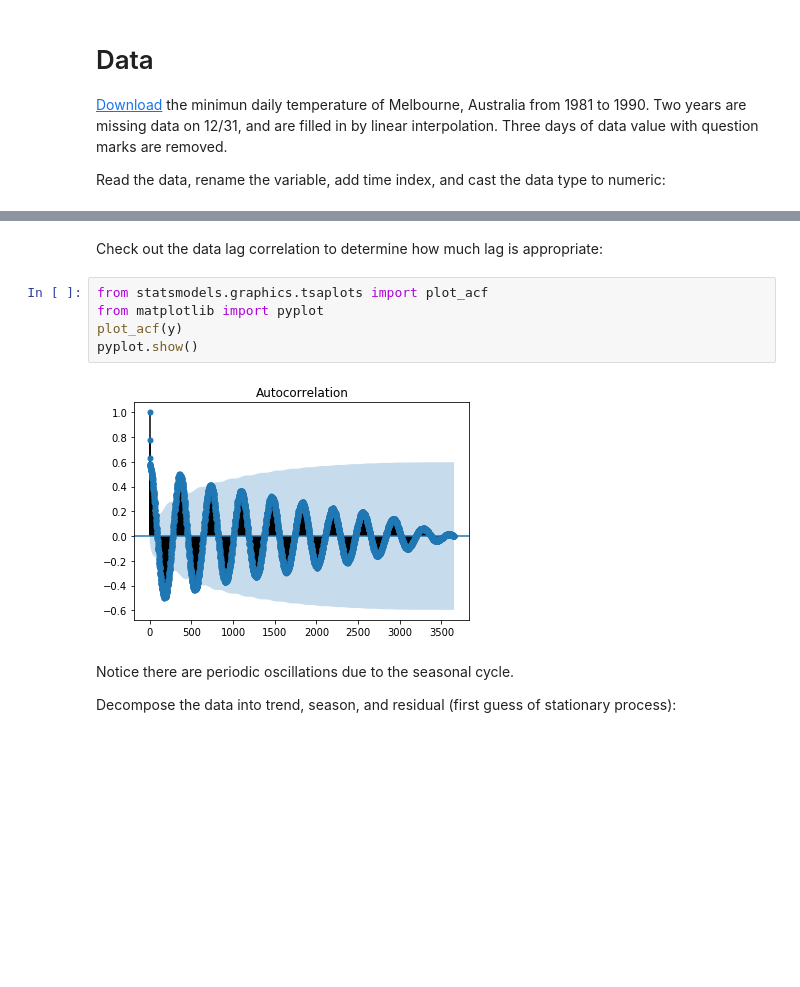
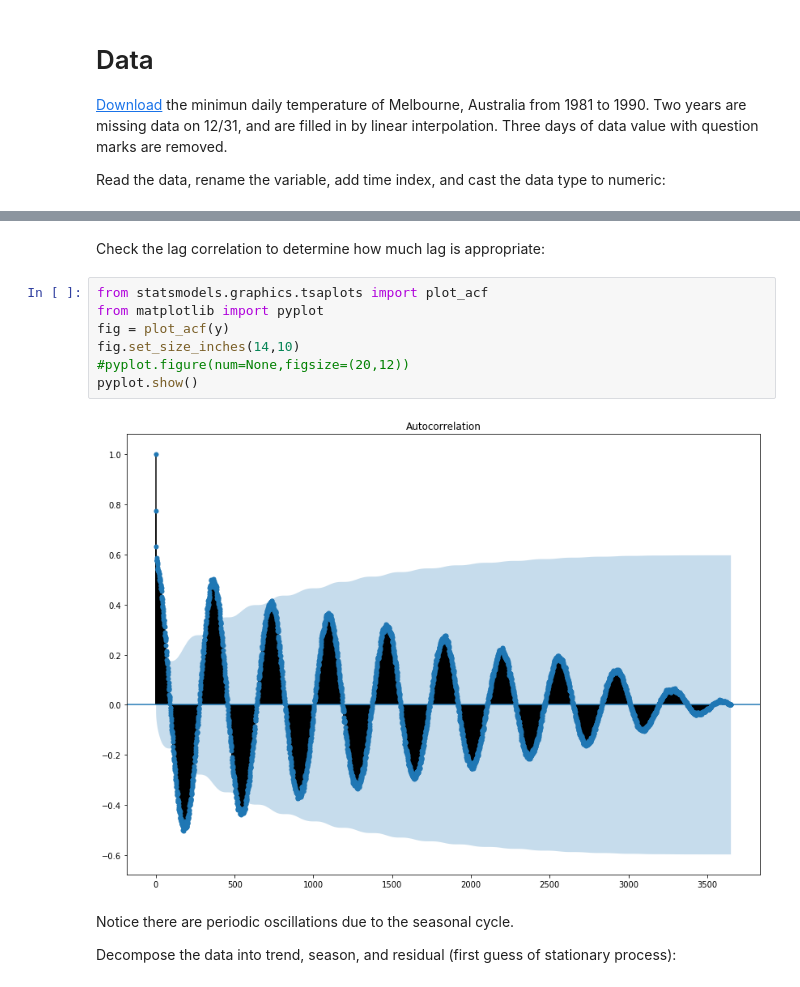
Before and after one commit to gchen0119/ARIMA, a Jupyter notebook: arima_min_temp.ipynb, the cells around one changed output, grey strips where cells are left out. Saved outputs shown, nothing was run; the diff lists cells and outputs as text; blank space fills up the shorter version.

```diff
--- a/arima_min_temp.ipynb
+++ b/arima_min_temp.ipynb
@@ -45,12 +42,14 @@ Freq: D, Name: mint, Length: 3652, dtype: float32
 # %% [markdown]
-Check out the data lag correlation to determine how much lag is appropriate:
+Check the lag correlation to determine how much lag is appropriate:
 # %%
 from statsmodels.graphics.tsaplots import plot_acf
 from matplotlib import pyplot
-plot_acf(y)
+fig = plot_acf(y)
+fig.set_size_inches(14,10)
+#pyplot.figure(num=None,figsize=(20,12))
 pyplot.show()
 # %% [output]
-[figure, old version]
+[figure, new version]
 # %% [markdown]
 Notice there are periodic oscillations due to the seasonal cycle.
 
```
Also changed, not shown: parts of 5 cells of this notebook, 1 other file.
